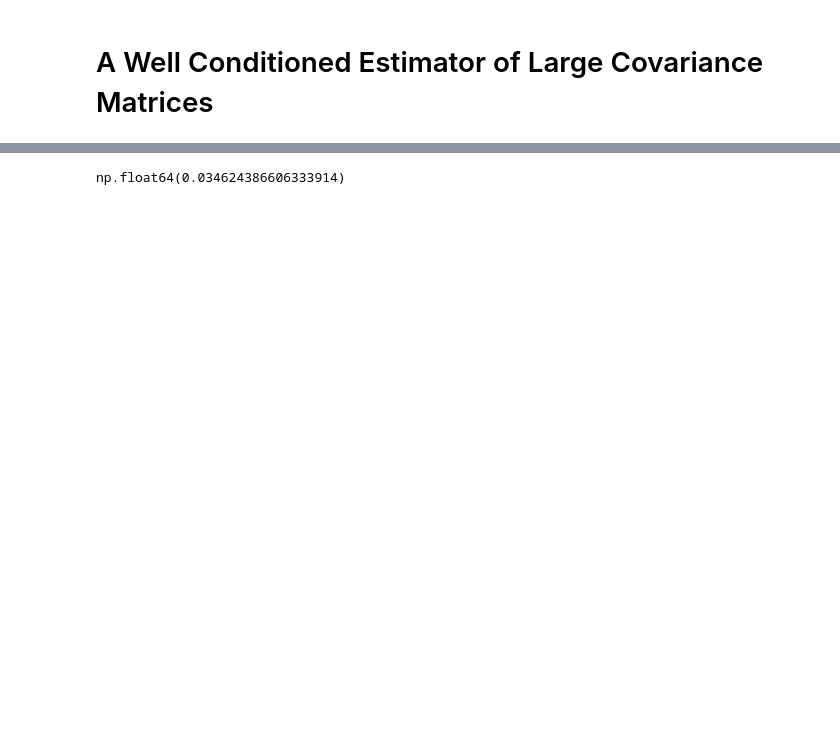
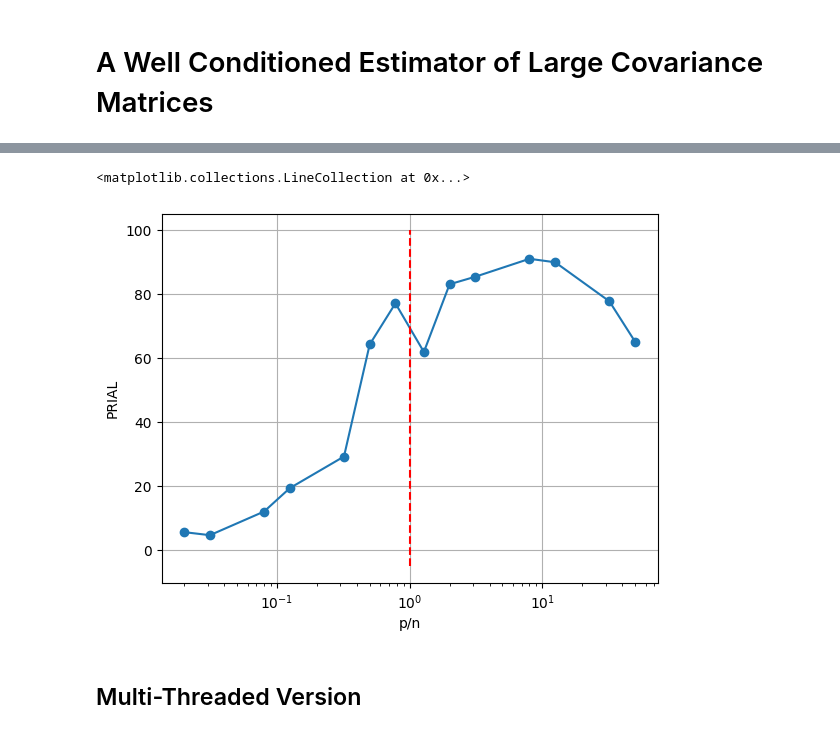
Before and after one commit to Dr4k3z/covShrinkage, a Jupyter notebook: paper.ipynb, the cells around one changed output, grey strips where cells are left out. Saved outputs shown, nothing was run; the diff lists cells and outputs as text; code cells hidden in the pictures; blank space fills up the shorter version.

```diff
--- a/paper.ipynb
+++ b/paper.ipynb
@@ -8,3 +8,4 @@ from covShrinkage.linear import IdentityShrinkage, LinearShrinkage
 # %%
 n_vals = np.array([200, 160, 100, 80, 50, 40, 32, 25, 20, 16, 10, 8, 5, 4])
 p_vals = np.array([4, 5, 8, 10, 16, 20, 25, 32, 40, 50, 80, 100, 160, 200])
+PRIALs = np.zeros(len(n_vals))
@@ -133,4 +12,47 @@ for t in range(2000):
-# %%
-np.mean(trials)
-# %% [output]
-np.float64(0.034624386606333914)
+# %%
+R = 1000
+alpha2 = 0.5
+s2 = np.log(1 + alpha2)
+m  = -0.5 * s2
+
+np.random.seed(0)
+# %%
+for i in range(len(n_vals)):
+    n = n_vals[i]
+    p = p_vals[i]
+
+    lambdas = np.random.lognormal(mean=m, sigma=np.sqrt(s2), size=p)
+    lambdas /= np.mean(lambdas)
+
+    true_sigma = np.diag(lambdas)
+
+    sample_err = 0.0
+    identity_err = 0.0
+
+    for _ in range(R):
+        Y = np.random.multivariate_normal(np.zeros(p), true_sigma, size=n)
+
+        sample = np.cov(Y, rowvar=False)
+
+        S_star = IdentityShrinkage().fit(Y)
+
+        identity_shrinkage = S_star.covariance
+        identity_sigmahat = S_star.covariance
+
+        sample_err += np.linalg.norm(sample - true_sigma, ord='fro')**2
+        identity_err += np.linalg.norm(identity_sigmahat - true_sigma, ord='fro')**2
+
+    sample_err /= R
+    identity_err /= R
+    PRIALs[i] = 100 * (sample_err - identity_err) / sample_err
+# %%
+plt.semilogx([p/n for n, p in zip(n_vals, p_vals, strict=False)], PRIALs, marker='o')
+plt.xlabel('p/n')
+plt.ylabel('PRIAL')
+plt.grid()
+plt.vlines(1, -5, 100, colors='r', linestyles='dashed')
+# %% [output]
+<matplotlib.collections.LineCollection at 0x...>
+[figure, added]
+# %% [markdown]
+## Multi-Threaded Version
```
Also changed, not shown: parts of 9 cells of this notebook, 2 other files.
